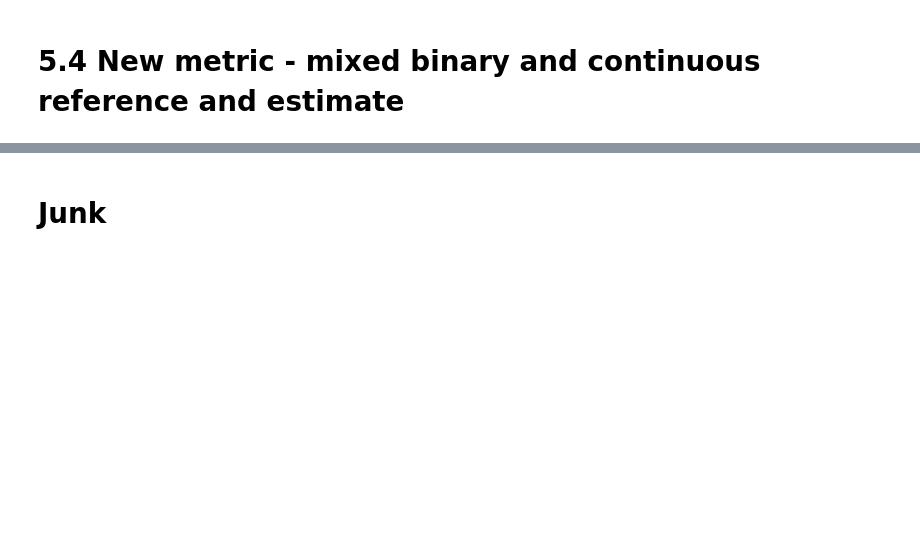
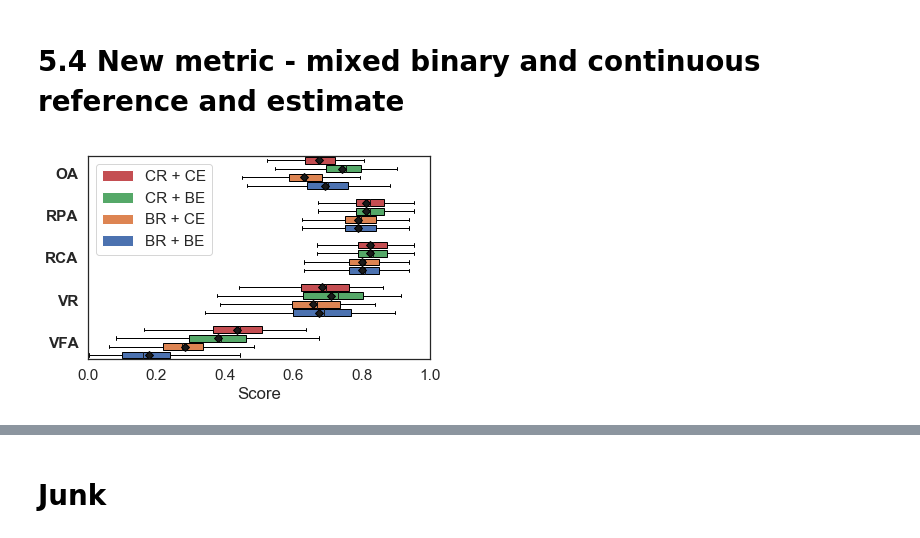
Before and after one commit to juanjobosch/continuousf0eval, a Jupyter notebook: notebooks/Experiment Plots.ipynb, the cells around one changed output, grey strips where cells are left out. Drawn from its saved outputs; the diff is of its cells as text; code cells hidden in the pictures; blank space fills up the shorter version.

```diff
--- a/notebooks/Experiment Plots.ipynb
+++ b/notebooks/Experiment Plots.ipynb
@@ -496,26 +515,27 @@ df_br_ce = pd.DataFrame.from_dict(s_br_ce, orient='index')
 df_cr_be = pd.DataFrame.from_dict(s_cr_be, orient='index')
 df_cr_ce = pd.DataFrame.from_dict(s_cr_ce, orient='index')
 # %%
-plt.figure(figsize=(10, 10))
-sns.set(font_scale=1.5)
+plt.figure(figsize=(6, 4))
+sns.set(font_scale=1.4)
 sns.set_style('white')
 metric_vals = ["Overall Accuracy", "Raw Pitch Accuracy", "Raw Chroma Accuracy",
            "Voicing Recall", "Voicing False Alarm"]
 metric_vals = metric_vals[::-1]
 
 df_grid, n_groups_grid = plot.get_dfbox(
-    [df_mireval, df_br_be, df_br_ce, df_cr_be, df_cr_ce], metric_vals)
+    [df_br_be, df_br_ce, df_cr_be, df_cr_ce], metric_vals)
 
-plot.add_plot(111, metric_vals, df_grid, n_groups_grid, '', xlim=[0.0, 1.0],
+plot.add_plot(111, ['OA', 'RPA', 'RCA', 'VR', 'VFA'][::-1], df_grid, n_groups_grid, '', xlim=[0.0, 1.0],
               legend_loc=0, legend_labels=[
-                  'mir_eval',
-                  'Binary Reference, Binary Estimate',
-                  'Binary Reference, Continuous Estimate',
-                  'Continuous Reference, Binary Estimate',
-                  'Continous Reference, Continous Estimate'
+                  'BR + BE',
+                  'BR + CE',
+                  'CR + BE',
+                  'CR + CE'
               ], colors=sns.color_palette(n_colors=5))
 
 plt.tight_layout()
 plt.savefig("../paper-figs/binary-continuous-grid.pdf", fmt='pdf', bbox_inches=None)
+# %% [output]
+[figure, added]
 # %%
 sns.color_palette(n_colors=5)
```
Also changed, not shown: parts of 11 cells of this notebook, 4 other files.
